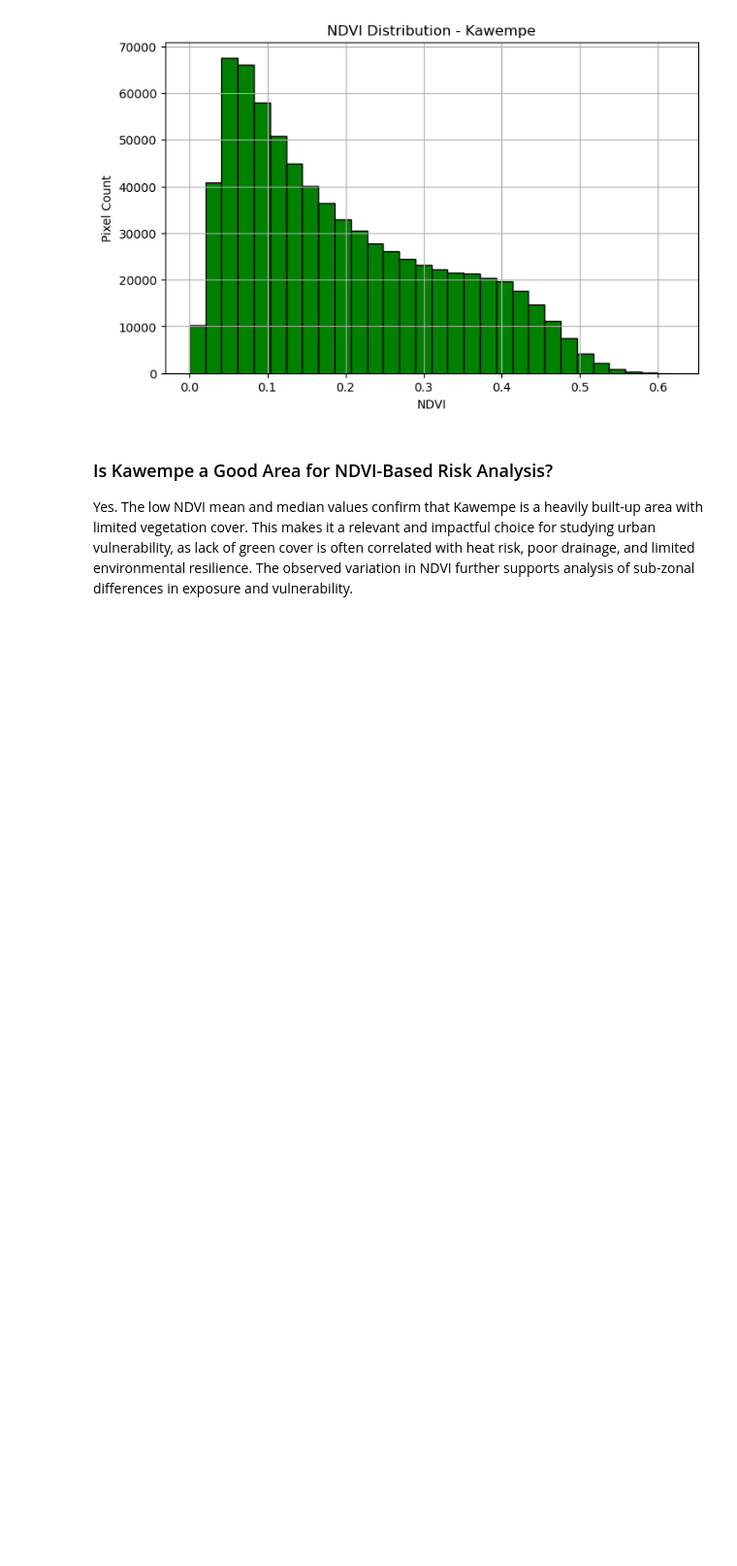
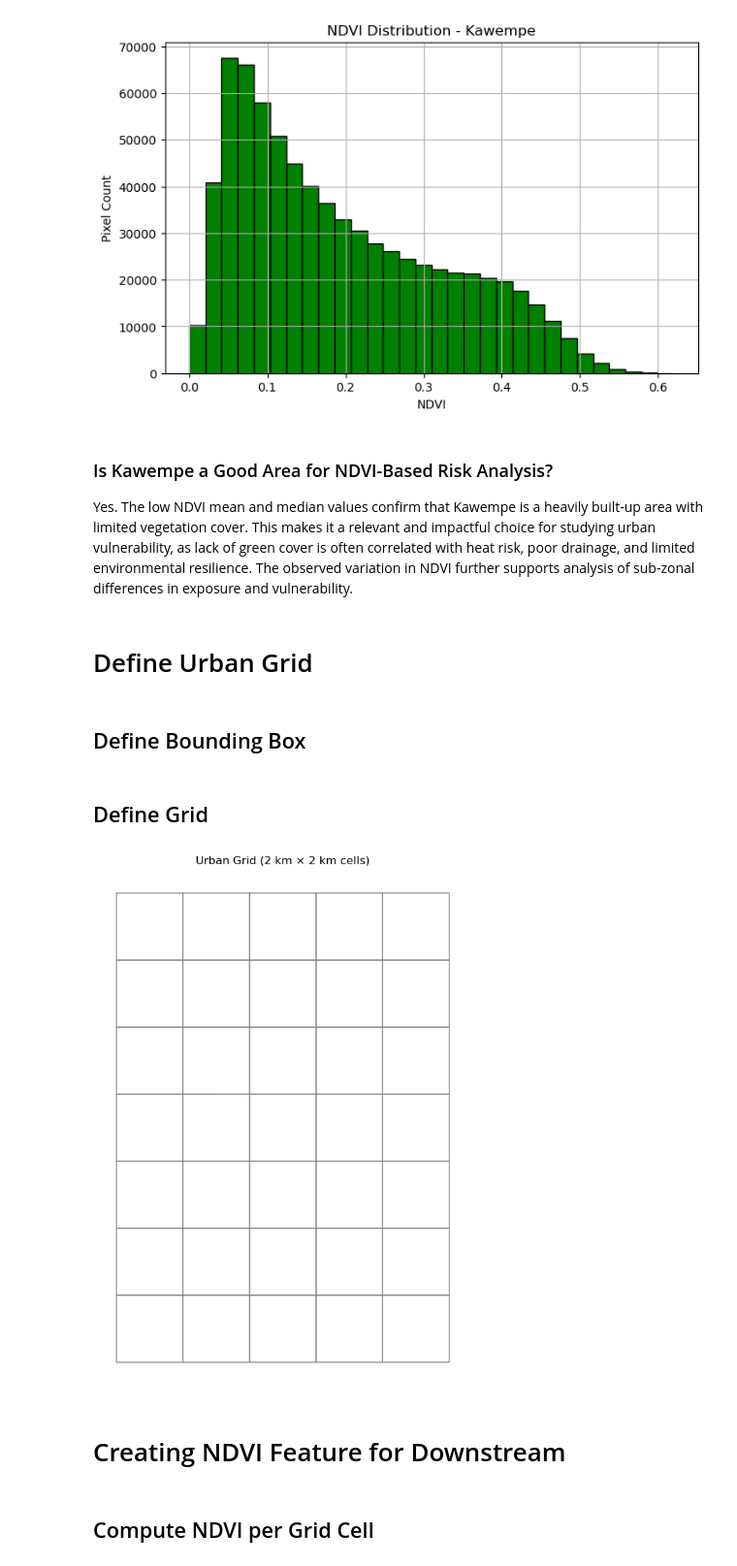
Before and after one commit to suvoganguli/urban-risk-pipeline, a Jupyter notebook: notebooks/02_process_ndvi_satellite_data.ipynb, the cells around one changed output. Shown: that part at 97% size. Drawn from its saved outputs; the diff is of its cells as text; code cells hidden in the pictures; blank space fills up the shorter version.

```diff
--- a/notebooks/02_process_ndvi_satellite_data.ipynb
+++ b/notebooks/02_process_ndvi_satellite_data.ipynb
@@ -126,3 +130,60 @@ plt.show()
 ### Is Kawempe a Good Area for NDVI-Based Risk Analysis?
 
 Yes. The low NDVI mean and median values confirm that Kawempe is a heavily built-up area with limited vegetation cover. This makes it a relevant and impactful choice for studying urban vulnerability, as lack of green cover is often correlated with heat risk, poor drainage, and limited environmental resilience. The observed variation in NDVI further supports analysis of sub-zonal differences in exposure and vulnerability.
+# %% [markdown]
+# Define Urban Grid
+# %% [markdown]
+## Define Bounding Box
+# %%
+with rasterio.open(ndvi_path) as src:
+    raster_bounds = src.bounds
+    raster_crs = src.crs
+
+# Load OSM layers
+buildings = gpd.read_file("../data/raw/kawempe_buildings.geojson").to_crs(raster_crs)
+roads = gpd.read_file("../data/raw/kawempe_roads.geojson").to_crs(raster_crs)
+services = gpd.read_file("../data/raw/kawempe_services.geojson").to_crs(raster_crs)
+
+# Calculate union of bounds
+b_all = buildings.total_bounds
+r_all = roads.total_bounds
+s_all = services.total_bounds
+
+xmin = min(raster_bounds.left, b_all[0], r_all[0], s_all[0])
+ymin = min(raster_bounds.bottom, b_all[1], r_all[1], s_all[1])
+xmax = max(raster_bounds.right, b_all[2], r_all[2], s_all[2])
+ymax = max(raster_bounds.top, b_all[3], r_all[3], s_all[3])
+
+# Create bounding box and grid
+bbox = box(xmin, ymin, xmax, ymax)
+bbox_gdf = gpd.GeoDataFrame({'geometry': [bbox]}, crs=raster_crs).to_crs("EPSG:32636")
+# %% [markdown]
+## Define Grid
+# %%
+# Create 2 km grid
+grid_size = 2000
+xmin, ymin, xmax, ymax = bbox_gdf.total_bounds
+rows = int((ymax - ymin) / grid_size)
+cols = int((xmax - xmin) / grid_size)
+
+grid_cells = [box(xmin + i * grid_size, ymin + j * grid_size,
+                  xmin + (i + 1) * grid_size, ymin + (j + 1) * grid_size)
+              for i in range(cols) for j in range(rows)]
+
+# Urban grid
+urban_grid = gpd.GeoDataFrame({'geometry': grid_cells}, crs='EPSG:32636').to_crs('EPSG:4326')
+
+# Plot grid
+urban_grid.plot(edgecolor='gray', facecolor='none', figsize=(10, 10))
+plt.title("Urban Grid (2 km × 2 km cells)")
+plt.axis('off')
+plt.show()
+
+# Save grid for use in all other notebooks
+urban_grid.to_file("../data/processed/urban_grid.geojson", driver="GeoJSON")
+# %% [output]
+[figure, added]
+# %% [markdown]
+# Creating NDVI Feature for Downstream
+# %% [markdown]
+## Compute NDVI per Grid Cell
```
Also changed, not shown: parts of 12 cells of this notebook, 16 other files.
